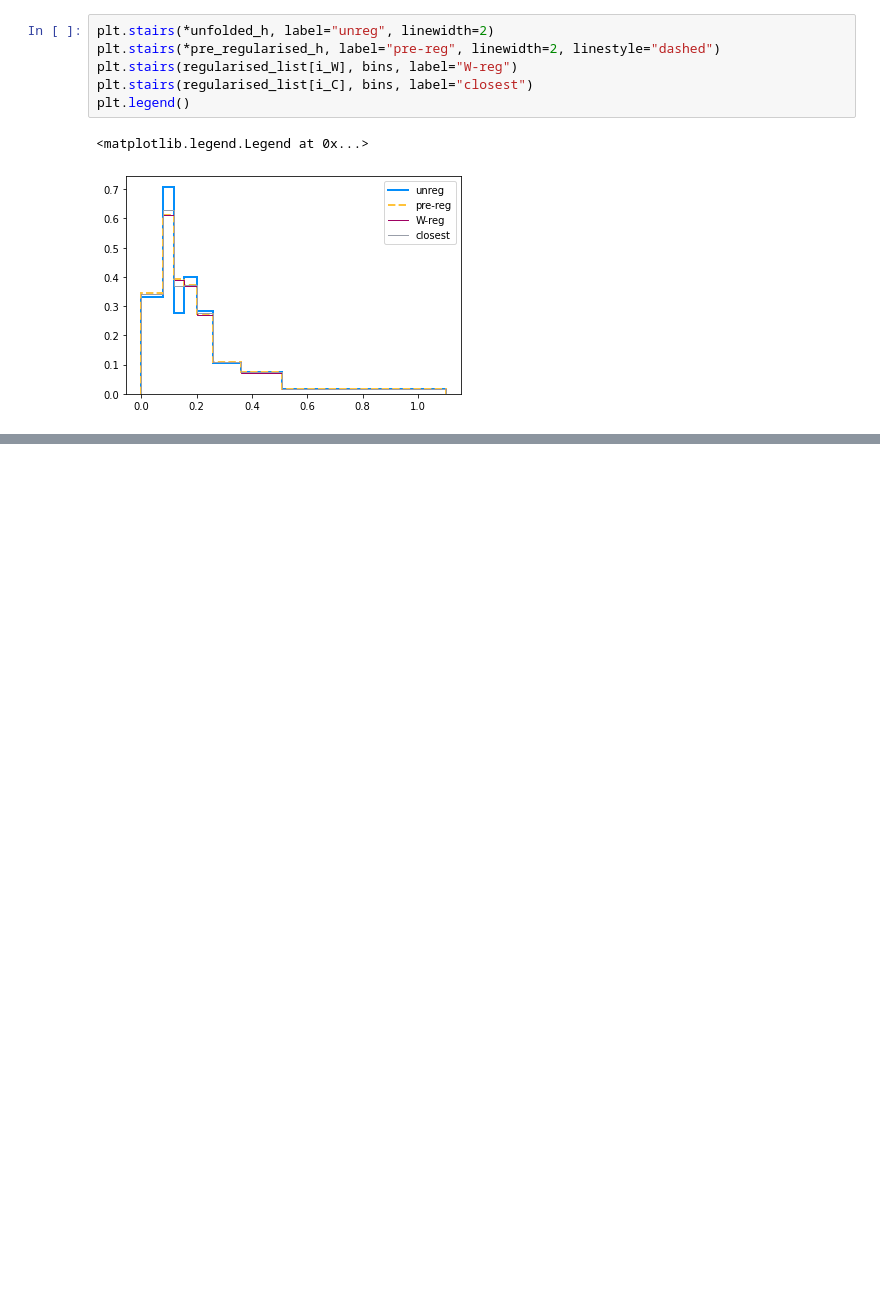
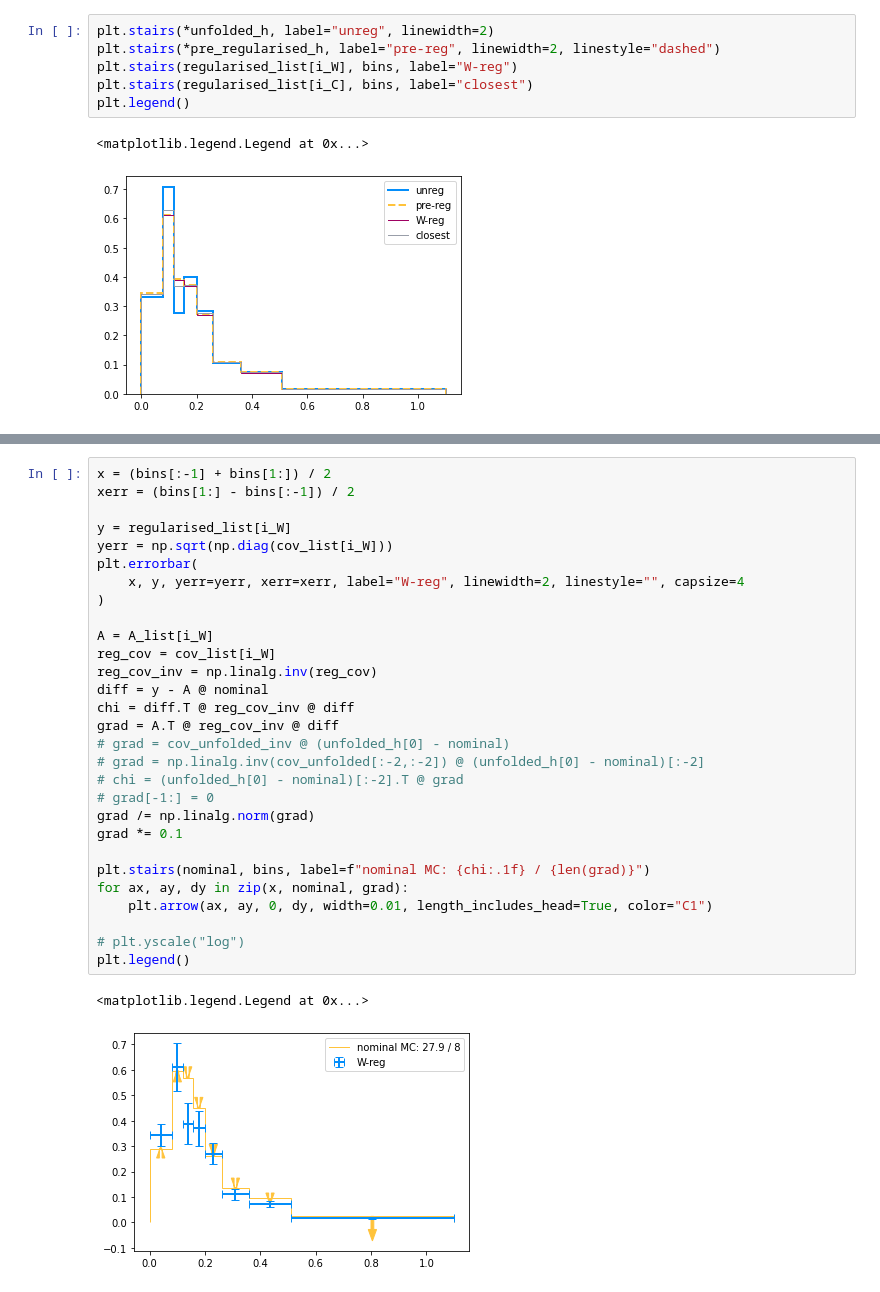
Before and after one commit to ast0815/regularisation, a Jupyter notebook: T2K_dpT.ipynb, the cells around one changed output, grey strips where cells are left out. Drawn from its saved outputs; the diff is of its cells as text; blank space fills up the shorter version.

```diff
--- a/T2K_dpT.ipynb
+++ b/T2K_dpT.ipynb
@@ -300,0 +304,32 @@ plt.legend()
+# %%
+x = (bins[:-1] + bins[1:]) / 2
+xerr = (bins[1:] - bins[:-1]) / 2
+
+y = regularised_list[i_W]
+yerr = np.sqrt(np.diag(cov_list[i_W]))
+plt.errorbar(
+    x, y, yerr=yerr, xerr=xerr, label="W-reg", linewidth=2, linestyle="", capsize=4
+)
+
+A = A_list[i_W]
+reg_cov = cov_list[i_W]
+reg_cov_inv = np.linalg.inv(reg_cov)
+diff = y - A @ nominal
+chi = diff.T @ reg_cov_inv @ diff
+grad = A.T @ reg_cov_inv @ diff
+# grad = cov_unfolded_inv @ (unfolded_h[0] - nominal)
+# grad = np.linalg.inv(cov_unfolded[:-2,:-2]) @ (unfolded_h[0] - nominal)[:-2]
+# chi = (unfolded_h[0] - nominal)[:-2].T @ grad
+# grad[-1:] = 0
+grad /= np.linalg.norm(grad)
+grad *= 0.1
+
+plt.stairs(nominal, bins, label=f"nominal MC: {chi:.1f} / {len(grad)}")
+for ax, ay, dy in zip(x, nominal, grad):
+    plt.arrow(ax, ay, 0, dy, width=0.01, length_includes_head=True, color="C1")
+
+# plt.yscale("log")
+plt.legend()
+# %% [output]
+<matplotlib.legend.Legend at 0x...>
+[figure, added]
```
Also changed, not shown: parts of 4 cells of this notebook, 1 other file.
